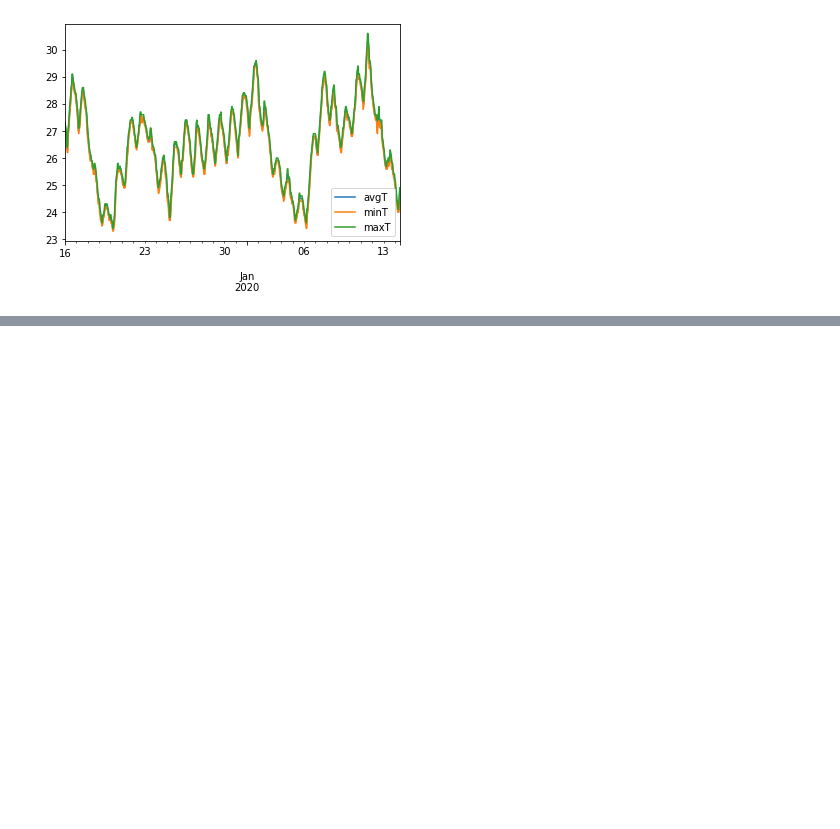
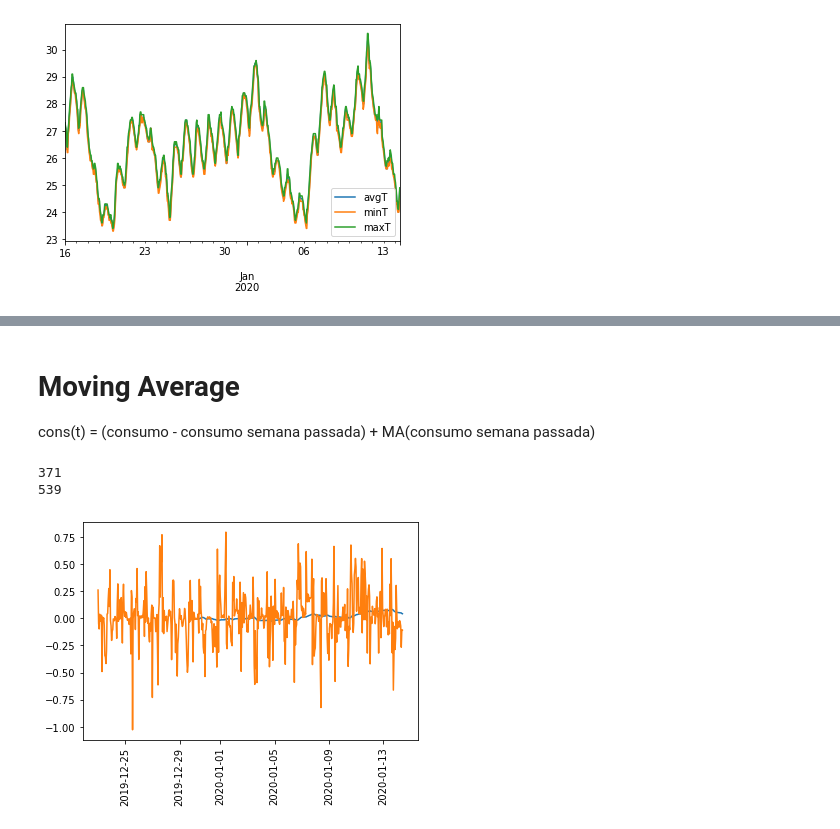
Before and after one commit to tiagoyukio12/estudo-exploratorio, a Jupyter notebook: Main.ipynb, the cells around one changed output, grey strips where cells are left out. Drawn from its saved outputs; the diff is of its cells as text; code cells hidden in the pictures; blank space fills up the shorter version.

```diff
--- a/Main.ipynb
+++ b/Main.ipynb
@@ -65,0 +107,20 @@ hist_data.loc[:, ['avgT']].plot()
+# %% [markdown]
+# Moving Average
+cons(t) = (consumo - consumo semana passada) + MA(consumo semana passada)
+# %%
+diff = hist_data['ch1'].subtract(naive_forecast['ch1']).tail(-24*7)
+def moving_average_forecast(series, window_size):
+    forecast = []
+    for time in range(len(series) - window_size):
+        forecast.append(series[time:time + window_size].mean())
+    print(len(forecast))
+    print(len(series))
+    return pd.DataFrame(data=forecast, index=series.tail(-24*7).index, columns=['ch1'])
+ma_diff = moving_average_forecast(diff, 24*7)
+plt.plot(ma_diff.index, ma_diff['ch1'])
+plt.plot(diff.index, diff)
+plt.xticks(rotation=90);
+# %% [output]
+371
+539
+[figure, added]
```
Also changed, not shown: parts of 14 cells of this notebook.
